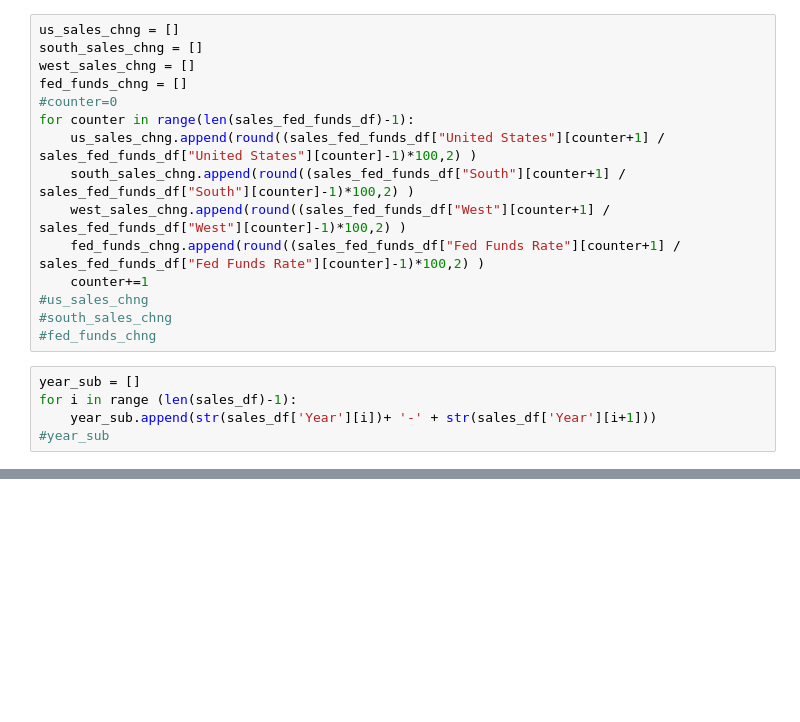
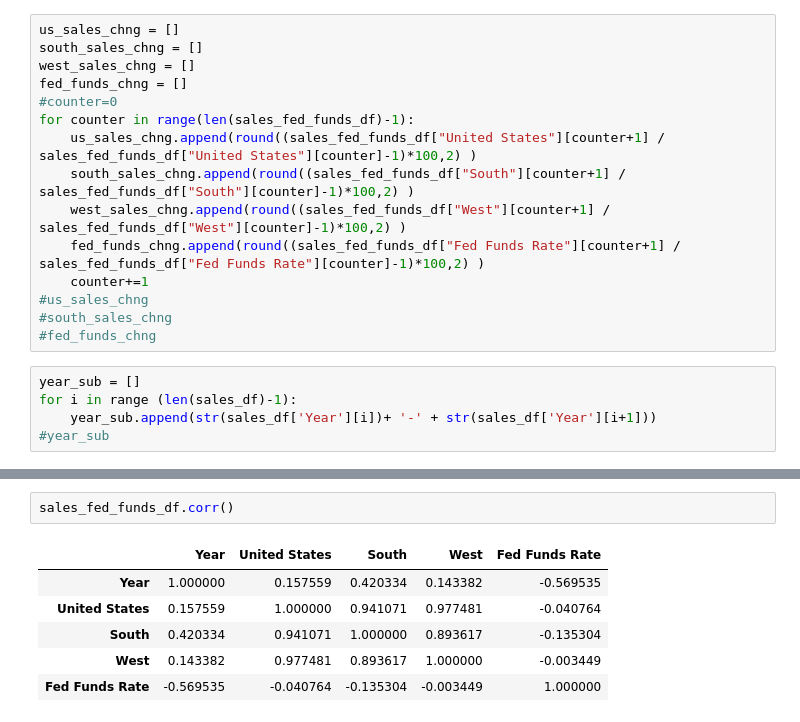
Before and after one commit to CarlosCocuy/ProjectRepo, a Jupyter notebook: fed_funds_analysis.ipynb, the cells around one changed output, grey strips where cells are left out. Saved outputs shown, nothing was run; the diff lists cells and outputs as text; blank space fills up the shorter version.

```diff
--- a/fed_funds_analysis.ipynb
+++ b/fed_funds_analysis.ipynb
@@ -122,0 +121,9 @@ change_df.set_index('Years')
+# %%
+sales_fed_funds_df.corr()
+# %% [output]
+|  | Year | United States | South | West | Fed Funds Rate |
+| Year | 1.000000 | 0.157559 | 0.420334 | 0.143382 | -0.569535 |
+| United States | 0.157559 | 1.000000 | 0.941071 | 0.977481 | -0.040764 |
+| South | 0.420334 | 0.941071 | 1.000000 | 0.893617 | -0.135304 |
+| West | 0.143382 | 0.977481 | 0.893617 | 1.000000 | -0.003449 |
+| Fed Funds Rate | -0.569535 | -0.040764 | -0.135304 | -0.003449 | 1.000000 |
```
Also changed, not shown: parts of 5 cells of this notebook, 4 other files.
